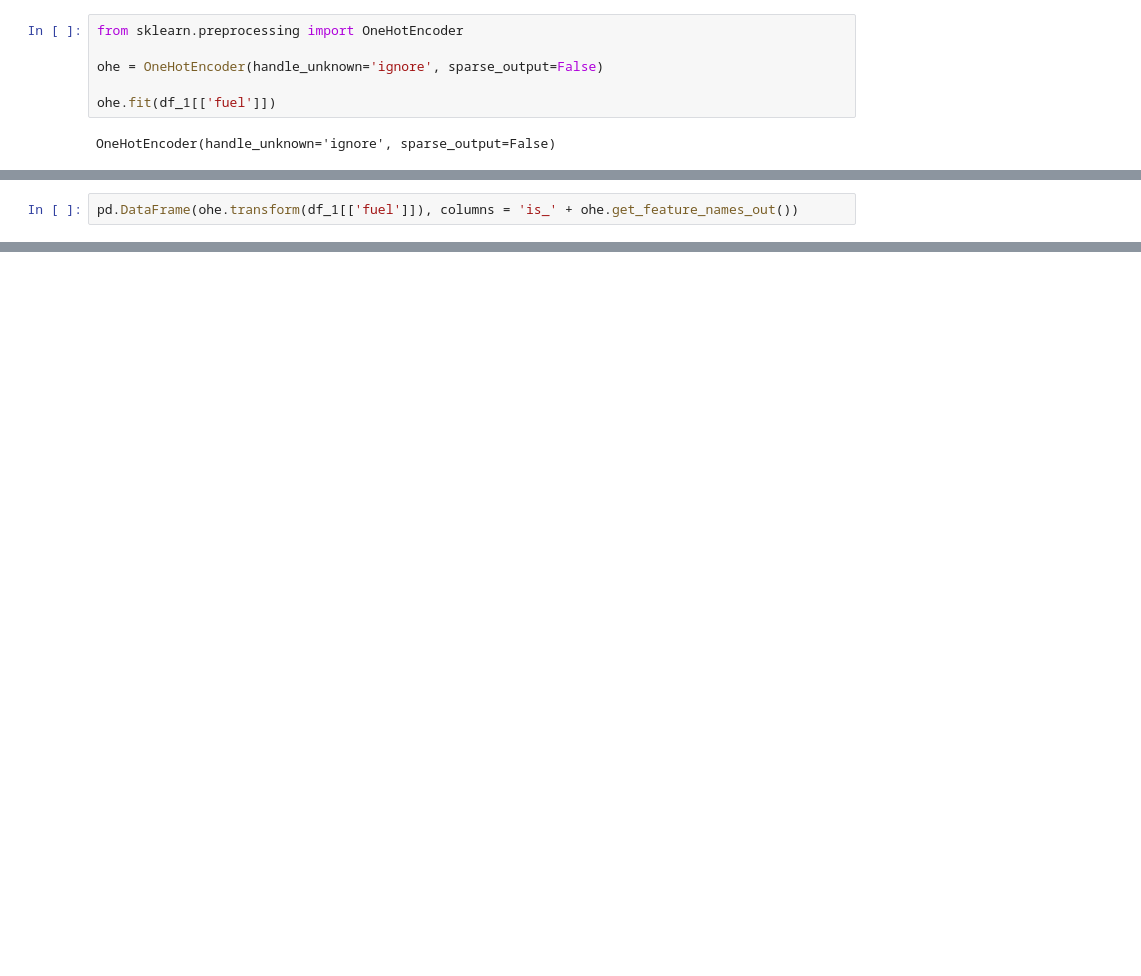
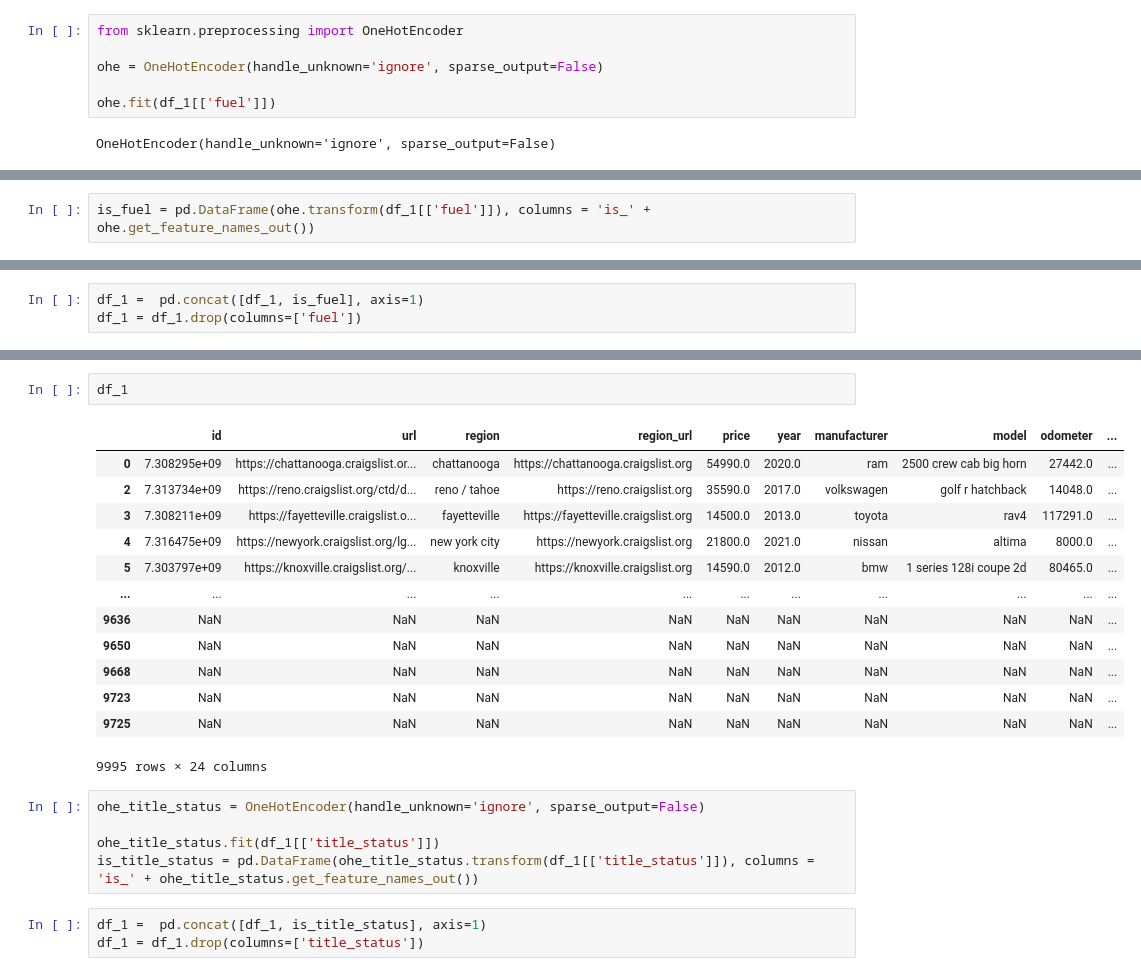
Before and after one commit to Ziyo78/homeworks, a Jupyter notebook: future_engneerning.ipynb, the cells around one changed output, grey strips where cells are left out. Drawn from its saved outputs; the diff is of its cells as text; blank space fills up the shorter version.

```diff
--- a/future_engneerning.ipynb
+++ b/future_engneerning.ipynb
@@ -424,2 +387,2 @@ array(['is_fuel_diesel', 'is_fuel_electric', 'is_fuel_gas',
 # %%
-pd.DataFrame(ohe.transform(df_1[['fuel']]), columns = 'is_' + ohe.get_feature_names_out())
+is_fuel = pd.DataFrame(ohe.transform(df_1[['fuel']]), columns = 'is_' + ohe.get_feature_names_out())
@@ -444,0 +409,3 @@ array(['x0_diesel', 'x1_nan', 'x2_gas', ..., 'x9997_gas', 'x9998_hybrid',
+# %%
+df_1 =  pd.concat([df_1, is_fuel], axis=1)
+df_1 = df_1.drop(columns=['fuel'])
@@ -444,0 +432,24 @@ array(['x0_diesel', 'x1_nan', 'x2_gas', ..., 'x9997_gas', 'x9998_hybrid',
+# %%
+df_1
+# %% [output]
+|  | id | url | region | region_url | price | year | manufacturer | model | odometer | ... |
+| 0 | 7.308295e+09 | https://chattanooga.craigslist.or... | chattanooga | https://chattanooga.craigslist.org | 54990.0 | 2020.0 | ram | 2500 crew cab big horn | 27442.0 | ... |
+| 2 | 7.313734e+09 | https://reno.craigslist.org/ctd/d... | reno / tahoe | https://reno.craigslist.org | 35590.0 | 2017.0 | volkswagen | golf r hatchback | 14048.0 | ... |
+| 3 | 7.308211e+09 | https://fayetteville.craigslist.o... | fayetteville | https://fayetteville.craigslist.org | 14500.0 | 2013.0 | toyota | rav4 | 117291.0 | ... |
+| 4 | 7.316475e+09 | https://newyork.craigslist.org/lg... | new york city | https://newyork.craigslist.org | 21800.0 | 2021.0 | nissan | altima | 8000.0 | ... |
+| 5 | 7.303797e+09 | https://knoxville.craigslist.org/... | knoxville | https://knoxville.craigslist.org | 14590.0 | 2012.0 | bmw | 1 series 128i coupe 2d | 80465.0 | ... |
+| ... | ... | ... | ... | ... | ... | ... | ... | ... | ... | ... |
+| 9636 | NaN | NaN | NaN | NaN | NaN | NaN | NaN | NaN | NaN | ... |
+| 9650 | NaN | NaN | NaN | NaN | NaN | NaN | NaN | NaN | NaN | ... |
+| 9668 | NaN | NaN | NaN | NaN | NaN | NaN | NaN | NaN | NaN | ... |
+| 9723 | NaN | NaN | NaN | NaN | NaN | NaN | NaN | NaN | NaN | ... |
+| 9725 | NaN | NaN | NaN | NaN | NaN | NaN | NaN | NaN | NaN | ... |
+9995 rows × 24 columns
+# %%
+ohe_title_status = OneHotEncoder(handle_unknown='ignore', sparse_output=False)
+
+ohe_title_status.fit(df_1[['title_status']])
+is_title_status = pd.DataFrame(ohe_title_status.transform(df_1[['title_status']]), columns = 'is_' + ohe_title_status.get_feature_names_out())
+# %%
+df_1 =  pd.concat([df_1, is_title_status], axis=1)
+df_1 = df_1.drop(columns=['title_status'])
```
Also changed, not shown: parts of 20 cells of this notebook.
